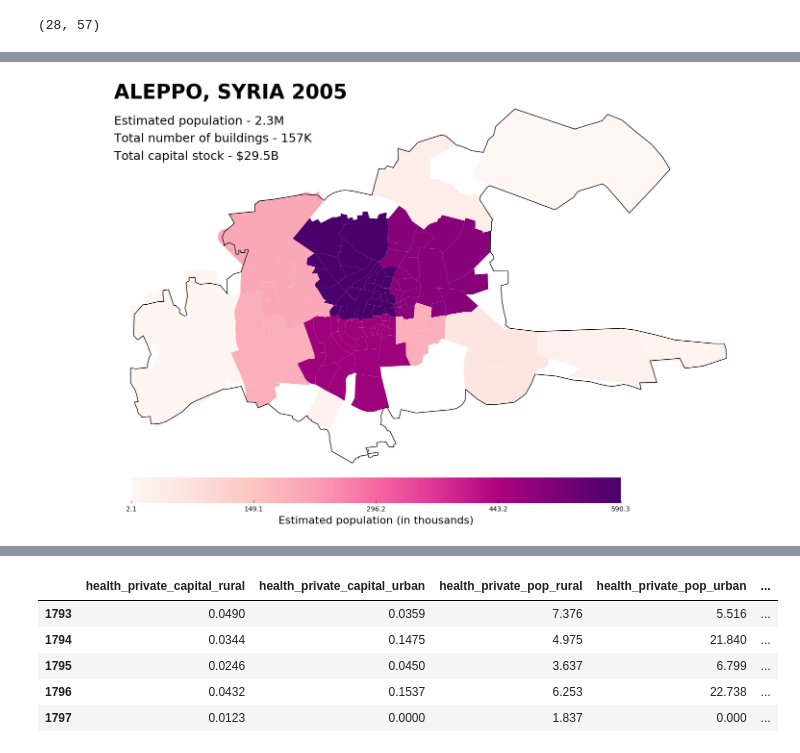
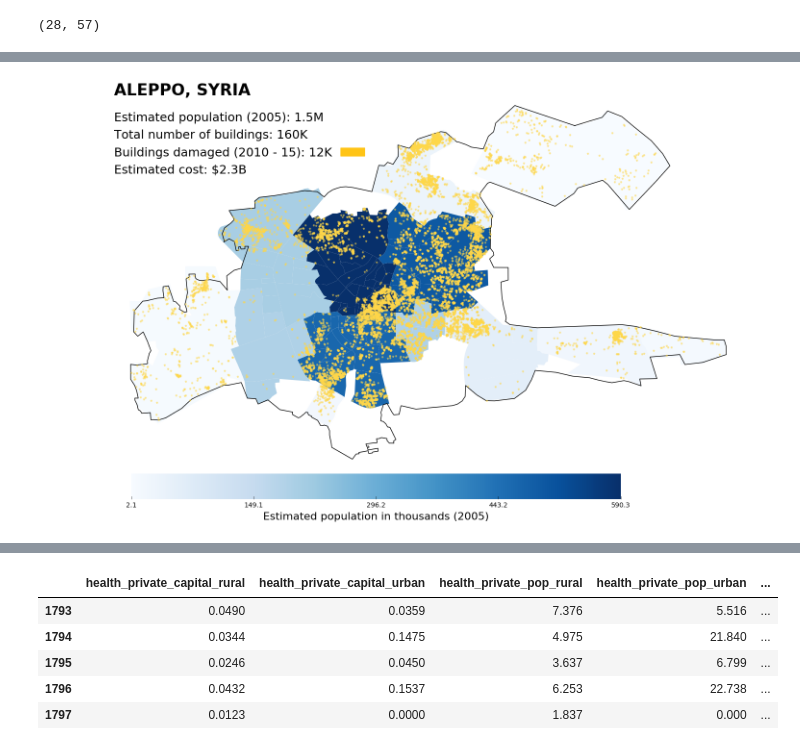
Before and after one commit to cosmicBboy/syria-project, a Jupyter notebook: eda/01-exploration.ipynb, the cells around one changed output, grey strips where cells are left out. Saved outputs shown, nothing was run; the diff lists cells and outputs as text; code cells hidden in the pictures.

Commit message:
updated plots

```diff
--- a/eda/01-exploration.ipynb
+++ b/eda/01-exploration.ipynb
@@ -331,24 +359,32 @@ norm = mpl.colors.Normalize(
 # %%
 def text_styler(ax):
     ax.axis("off")
-    plt.text(37.025, 36.30, "ALEPPO, SYRIA 2005",
-             fontsize=30, fontweight='bold')
-    plt.text(37.025, 36.288, "Estimated population - 2.3M ",
+    plt.text(37.025, 36.30, "ALEPPO, SYRIA",
+             fontsize=24, fontweight='bold')
+    plt.text(37.025, 36.288, "Estimated population (2005): 1.5M",
              fontsize=18)
-    plt.text(37.025, 36.28, "Total number of buildings - 157K",
+    plt.text(37.025, 36.28, "Total number of buildings: 160K",
              fontsize=18)
-    plt.text(37.025, 36.272, "Total capital stock - $29.5B",
+    plt.text(37.025, 36.272, "Buildings damaged (2010 - 15): 12K",
+             fontsize=18)
+    plt.text(37.025, 36.264, "Estimated cost: $2.3B",
              fontsize=18)
     return ax
 
 pipeline = create_cityborder(markeredgewidth=0.0)\
     .add(ged_aleppo_nhoods, column="total_housing_pop",
-         linewidth=0.0, alpha=1.0, cmap="RdPu")
+         linewidth=0.0, alpha=1.0, cmap="Blues")\
+    .add(dmg_sites, color="#ffd749", marker="1",
+         markersize=3, markeredgewidth=2, alpha=0.6)
 pipeline.publish_plot(aes=text_styler)\
     .add_colorbar(
-        adj_pop, 'Estimated population (in thousands)',
-        alpha=1.0, drawedges=False, cmap="RdPu",
+        adj_pop, 'Estimated population in thousands (2005)',
+        alpha=1.0, drawedges=False, cmap="Blues",
         orientation='horizontal')
-plt.savefig("plots/aleppo_2005", dpi=600)
+
+patch = mpatches.Patch(color='#ffc416', label='')
+plt.legend(handles=[patch], frameon=False, fontsize=18,
+           loc="upper left", bbox_to_anchor=(0.405, 14.375))
+plt.savefig("plots/aleppo_2016", dpi=600)
 # %% [output]
-[figure, old version]
+[figure, new version]
```
Also changed, not shown: parts of 5 cells of this notebook, 2 other files.
